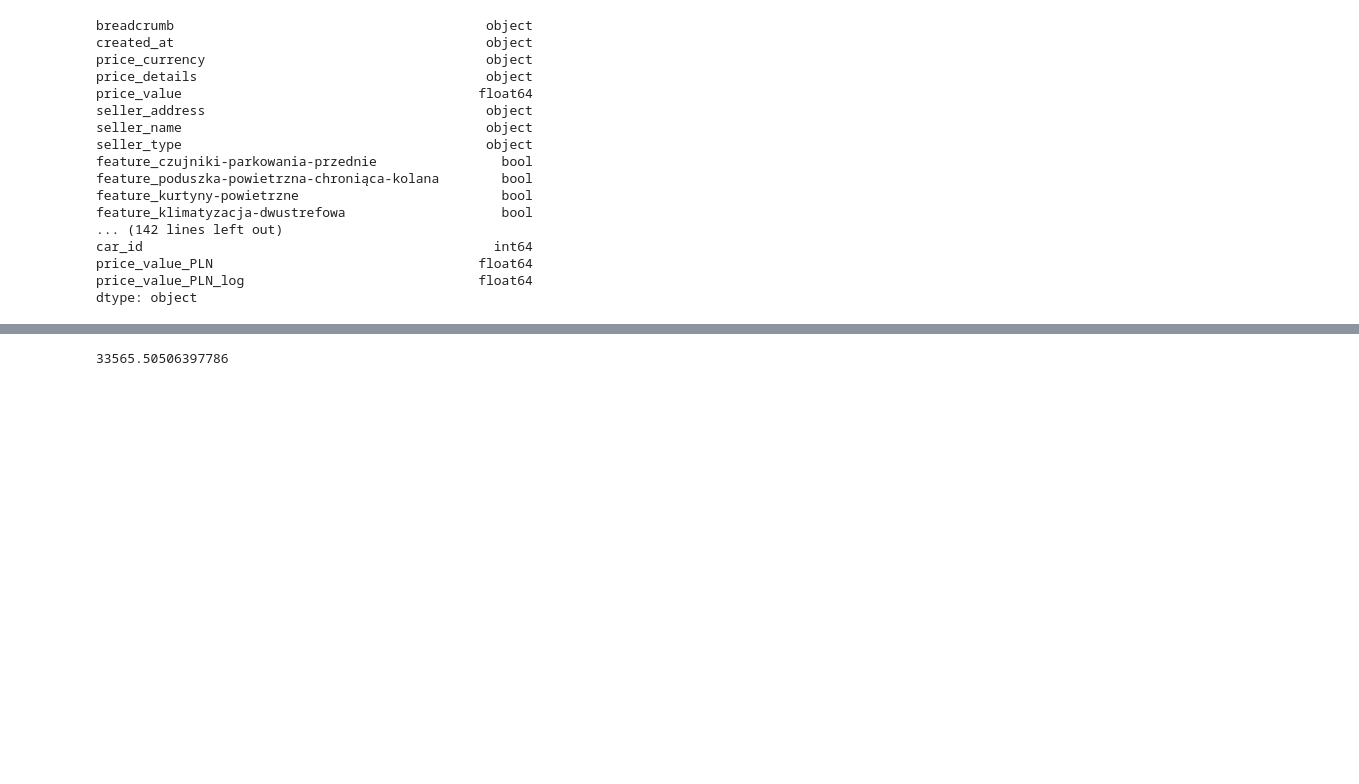
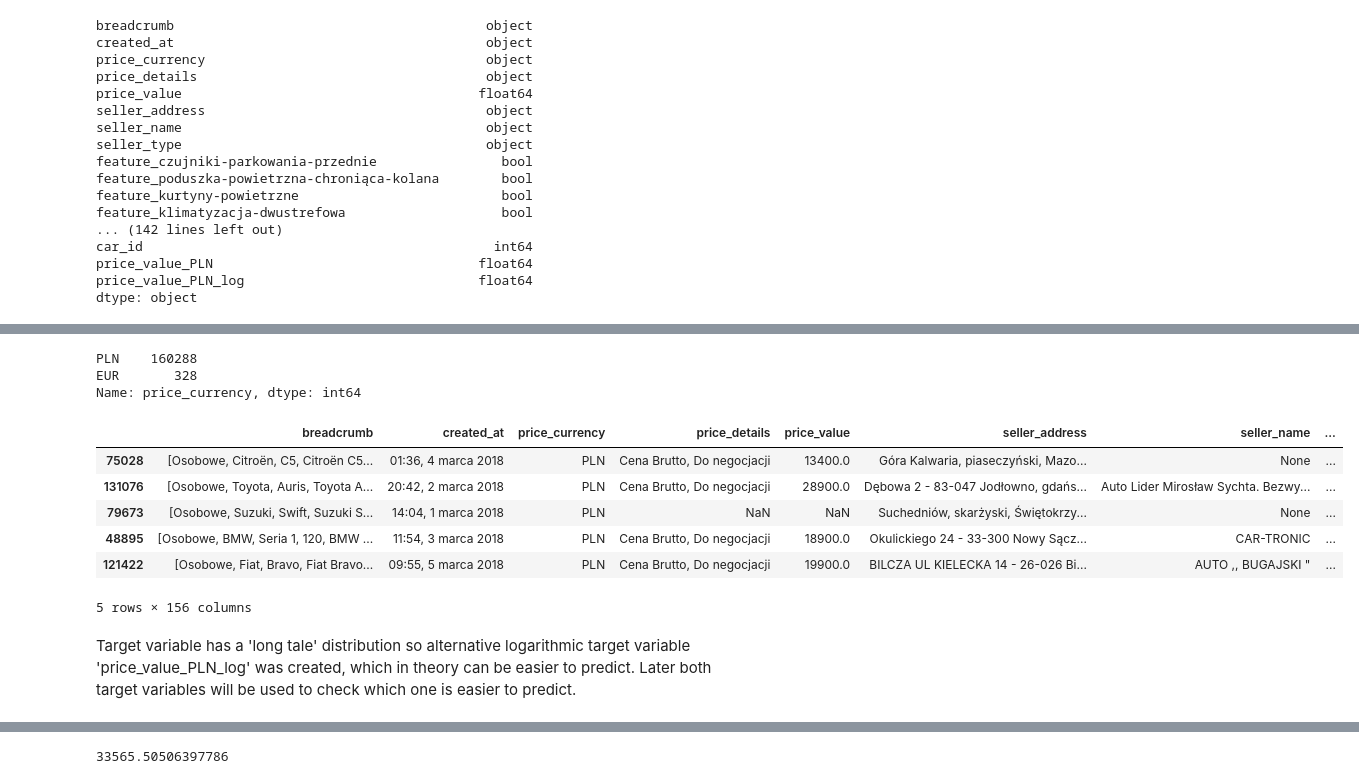
Before and after one commit to JakubStanczak/Car_price_predict, a Jupyter notebook: Car_price.ipynb, the cells around one changed output, grey strips where cells are left out. Saved outputs shown, nothing was run; the diff lists cells and outputs as text; code cells hidden in the pictures; blank space fills up the shorter version.

```diff
--- a/Car_price.ipynb
+++ b/Car_price.ipynb
@@ -141,0 +97,6 @@ dtype: object
+# %%
+df['price_currency'].value_counts()
+# %% [output]
+PLN    160288
+EUR       328
+Name: price_currency, dtype: int64
@@ -141,0 +111,12 @@ dtype: object
+# %%
+df.sample(5)
+# %% [output]
+|  | breadcrumb | created_at | price_currency | price_details | price_value | seller_address | seller_name | ... |
+| 75028 | [Osobowe, Citroën, C5, Citroën C5... | 01:36, 4 marca 2018 | PLN | Cena Brutto, Do negocjacji | 13400.0 | Góra Kalwaria, piaseczyński, Mazo... | None | ... |
+| 131076 | [Osobowe, Toyota, Auris, Toyota A... | 20:42, 2 marca 2018 | PLN | Cena Brutto, Do negocjacji | 28900.0 | Dębowa 2 - 83-047 Jodłowno, gdańs... | Auto Lider Mirosław Sychta. Bezwy... | ... |
+| 79673 | [Osobowe, Suzuki, Swift, Suzuki S... | 14:04, 1 marca 2018 | PLN | NaN | NaN | Suchedniów, skarżyski, Świętokrzy... | None | ... |
+| 48895 | [Osobowe, BMW, Seria 1, 120, BMW ... | 11:54, 3 marca 2018 | PLN | Cena Brutto, Do negocjacji | 18900.0 | Okulickiego 24 - 33-300 Nowy Sącz... | CAR-TRONIC | ... |
+| 121422 | [Osobowe, Fiat, Bravo, Fiat Bravo... | 09:55, 5 marca 2018 | PLN | Cena Brutto, Do negocjacji | 19900.0 | BILCZA UL KIELECKA 14 - 26-026 Bi... | AUTO ,, BUGAJSKI " | ... |
+5 rows × 156 columns
+# %% [markdown]
+Target variable has a 'long tale' distribution so alternative logarithmic target variable 'price_value_PLN_log' was created, which in theory can be easier to predict. Later both target variables will be used to check which one is easier to predict.
```
Also changed, not shown: parts of 116 cells of this notebook.
